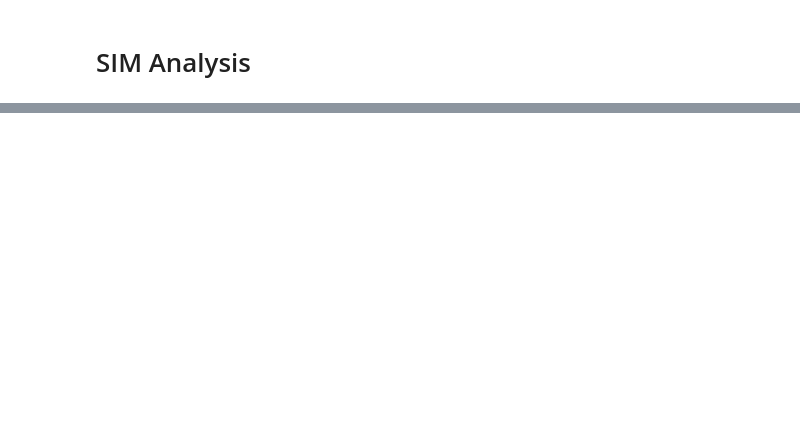
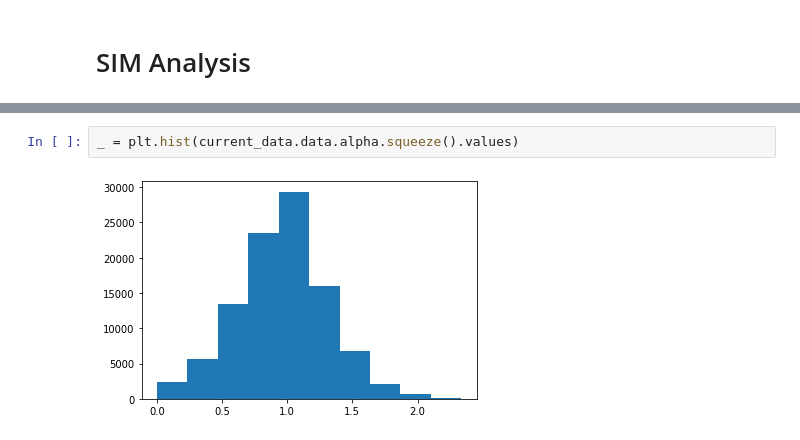
Before and after one commit to YannisZa/GeNSIT, a Jupyter notebook: notebooks/Reading outputs (work in progress).ipynb, the cells around one changed output, grey strips where cells are left out. Saved outputs shown, nothing was run; the diff lists cells and outputs as text; blank space fills up the shorter version.

```diff
--- a/notebooks/Reading outputs (work in progress).ipynb
+++ b/notebooks/Reading outputs (work in progress).ipynb
@@ -151,0 +162,4 @@ plt.show()
+# %%
+_ = plt.hist(current_data.data.alpha.squeeze().values)
+# %% [output]
+[figure, added]
```
Also changed, not shown: parts of 13 cells of this notebook, 1 other file.
